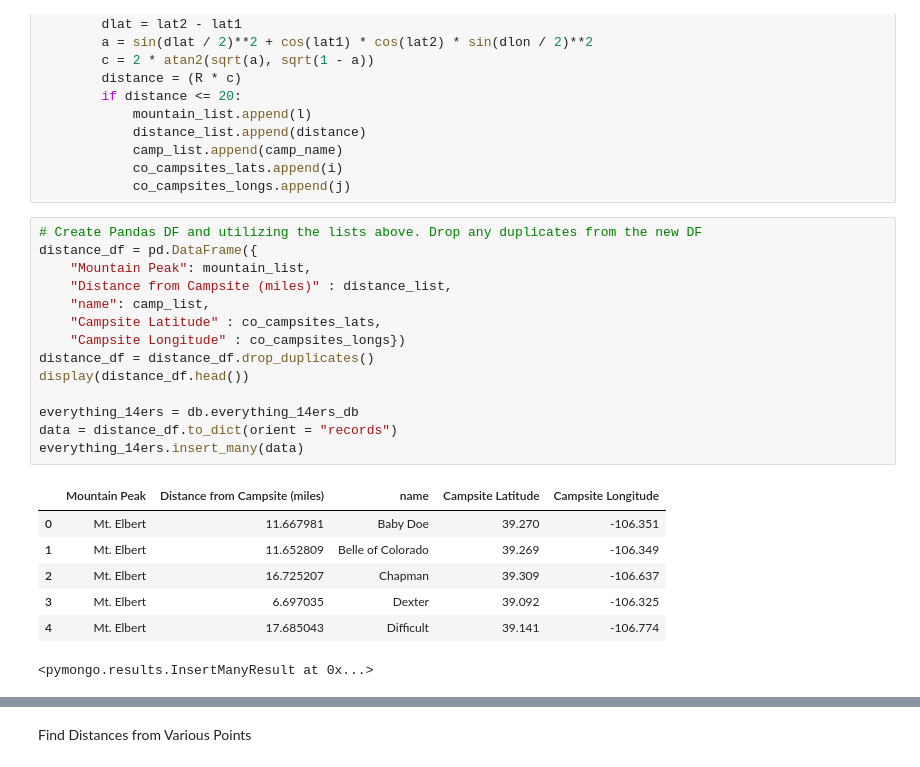
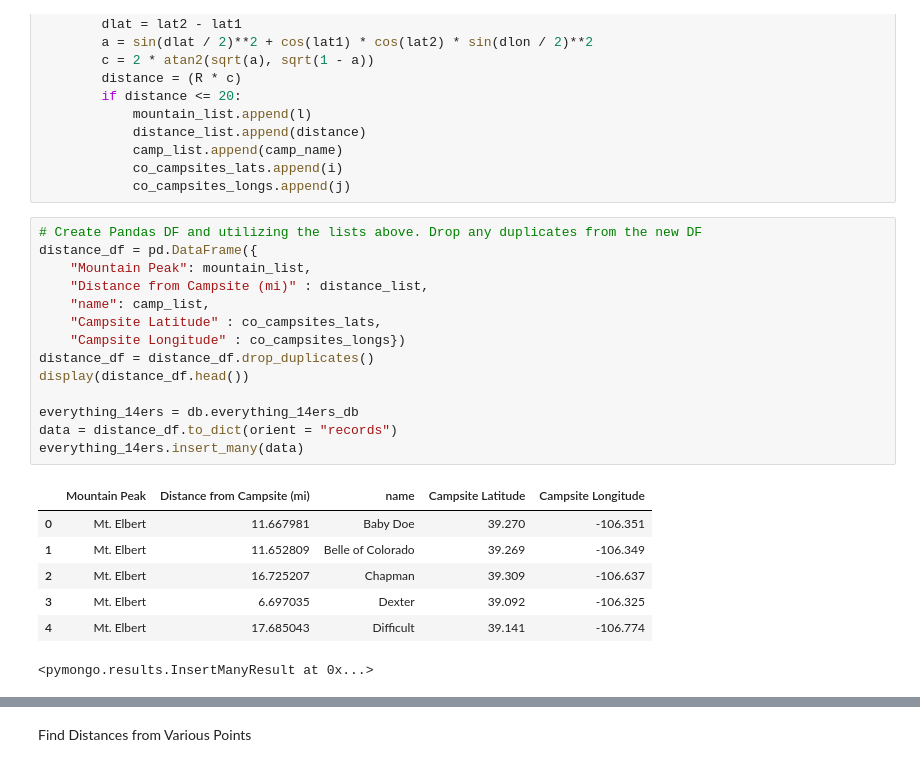
Before and after one commit to JohnMowry77/14ers_breweries_camping, a Jupyter notebook: Scripts/Cleaning_data_and_Mongo.ipynb, the cells around one changed output, grey strips where cells are left out. Saved outputs shown, nothing was run; the diff lists cells and outputs as text.

```diff
--- a/Scripts/Cleaning_data_and_Mongo.ipynb
+++ b/Scripts/Cleaning_data_and_Mongo.ipynb
@@ -105,19 +105,19 @@ for l,m,n in zip(mountains["Mountain Peak"],mountains["Peak Latitude"],mountains
 # %%
 # Create Pandas DF and utilizing the lists above. Drop any duplicates from the new DF
 distance_df = pd.DataFrame({
     "Mountain Peak": mountain_list,
-    "Distance from Campsite (miles)" : distance_list,
+    "Distance from Campsite (mi)" : distance_list,
     "name": camp_list,
     "Campsite Latitude" : co_campsites_lats,
     "Campsite Longitude" : co_campsites_longs})
 distance_df = distance_df.drop_duplicates()
 display(distance_df.head())
 
 everything_14ers = db.everything_14ers_db
 data = distance_df.to_dict(orient = "records")
 everything_14ers.insert_many(data)
 # %% [output]
-|  | Mountain Peak | Distance from Campsite (miles) | name | Campsite Latitude | Campsite Longitude |
+|  | Mountain Peak | Distance from Campsite (mi) | name | Campsite Latitude | Campsite Longitude |
 | 0 | Mt. Elbert | 11.667981 | Baby Doe | 39.270 | -106.351 |
 | 1 | Mt. Elbert | 11.652809 | Belle of Colorado | 39.269 | -106.349 |
 | 2 | Mt. Elbert | 16.725207 | Chapman | 39.309 | -106.637 |
```
Also changed, not shown: parts of 11 cells of this notebook, 1 other file.
